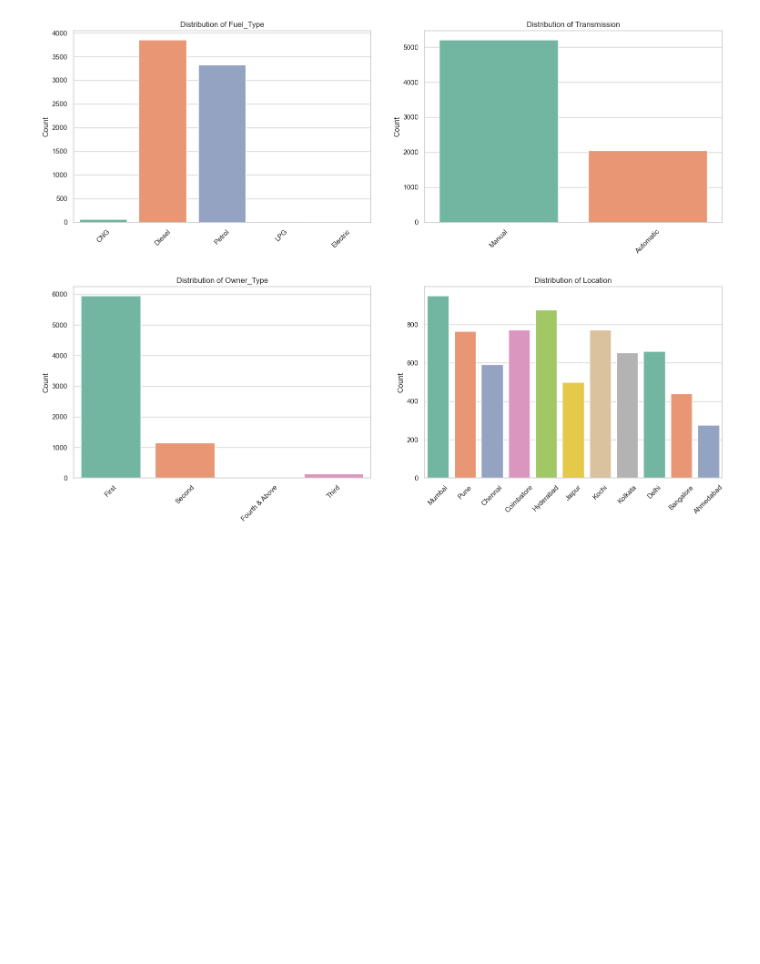
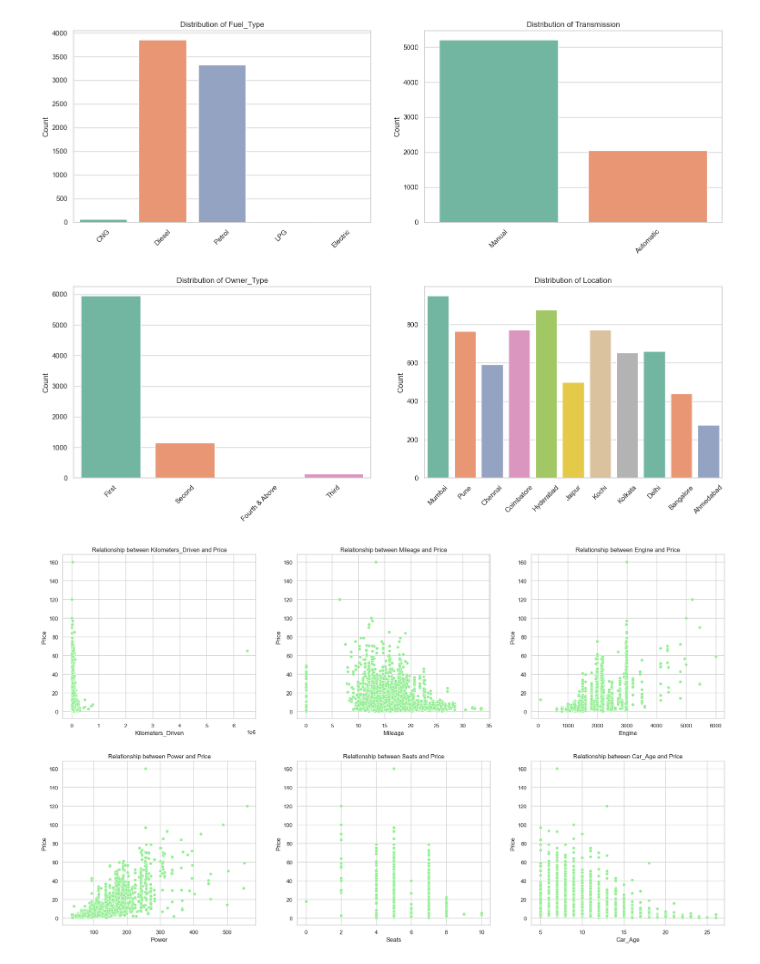
Before and after one commit to HectorGlz/Strategic-Thinking-Hector-Gonzalez-, a Jupyter notebook: Hector Eduardo Gonzalez Garza CA3 ST.ipynb, the cells around one changed output. Cells and saved outputs as stored; diff of their text form; code cells hidden in the pictures; blank space fills up the shorter version.

```diff
--- a/Hector Eduardo Gonzalez Garza CA3 ST.ipynb
+++ b/Hector Eduardo Gonzalez Garza CA3 ST.ipynb
@@ -504,3 +504,23 @@ fig.tight_layout(pad=3.0)
 plt.show()
 # %% [output]
 [figure]
+# %%
+# Bivariate/Multivariate Analysis
+# Scatter plots grid to see the relationship with Price
+fig, axes = plt.subplots(nrows=2, ncols=3, figsize=(20, 12))
+axes = axes.flatten()  # Flatten the array
+
+for i, feature in enumerate(numerical_features[:-1]):  # Exclude 'Price' itself
+    sns.scatterplot(x=data[feature], y=data['Price'], ax=axes[i], color='lightgreen')
+    axes[i].set_title(f'Relationship between {feature} and Price')
+    axes[i].set_xlabel(feature)
+    axes[i].set_ylabel('Price')
+
+# Remove any unused subplots
+for i in range(len(numerical_features)-1, len(axes)):
+    fig.delaxes(axes[i])
+
+fig.tight_layout(pad=3.0)
+plt.show()
+# %% [output]
+[figure, added]
```
